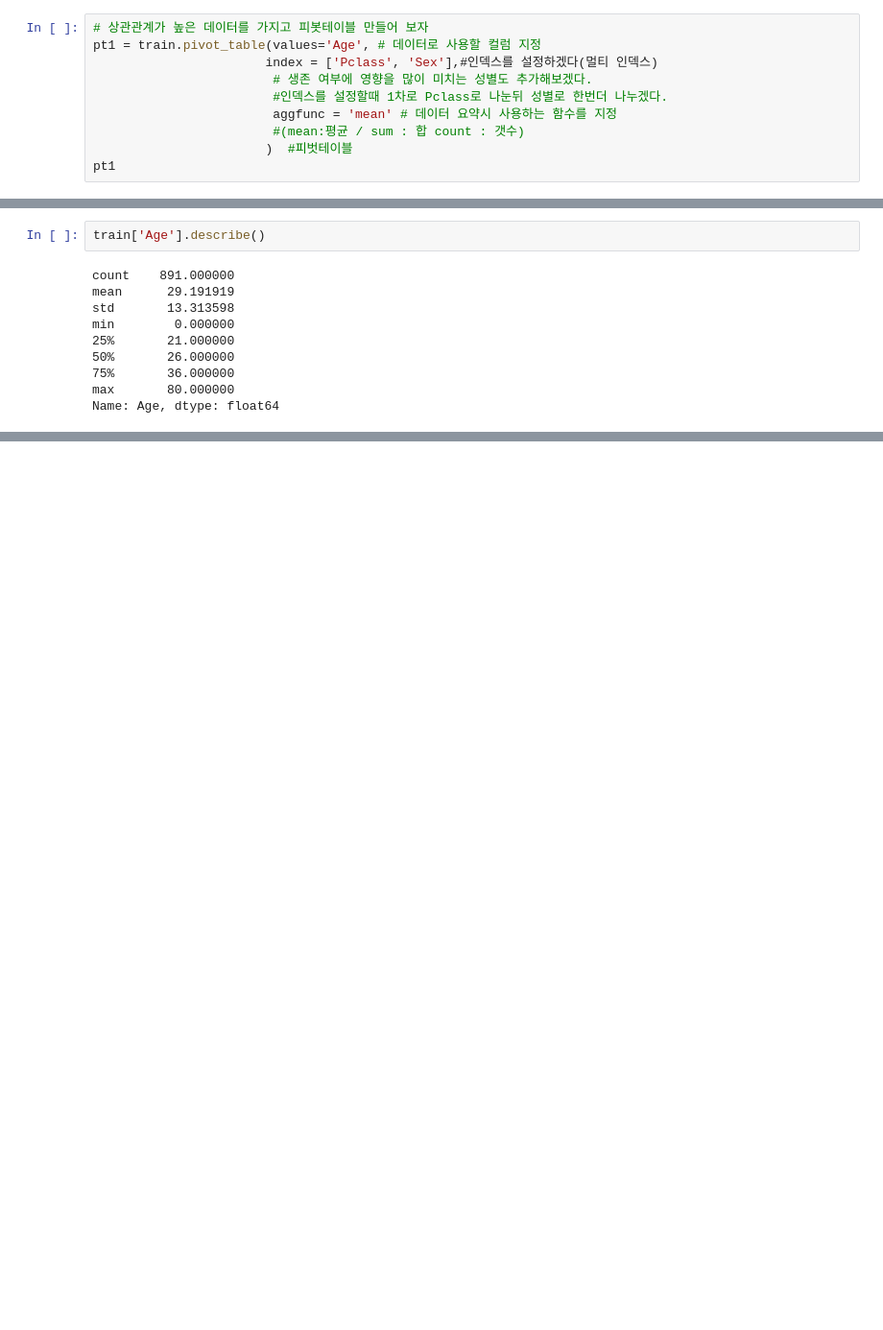
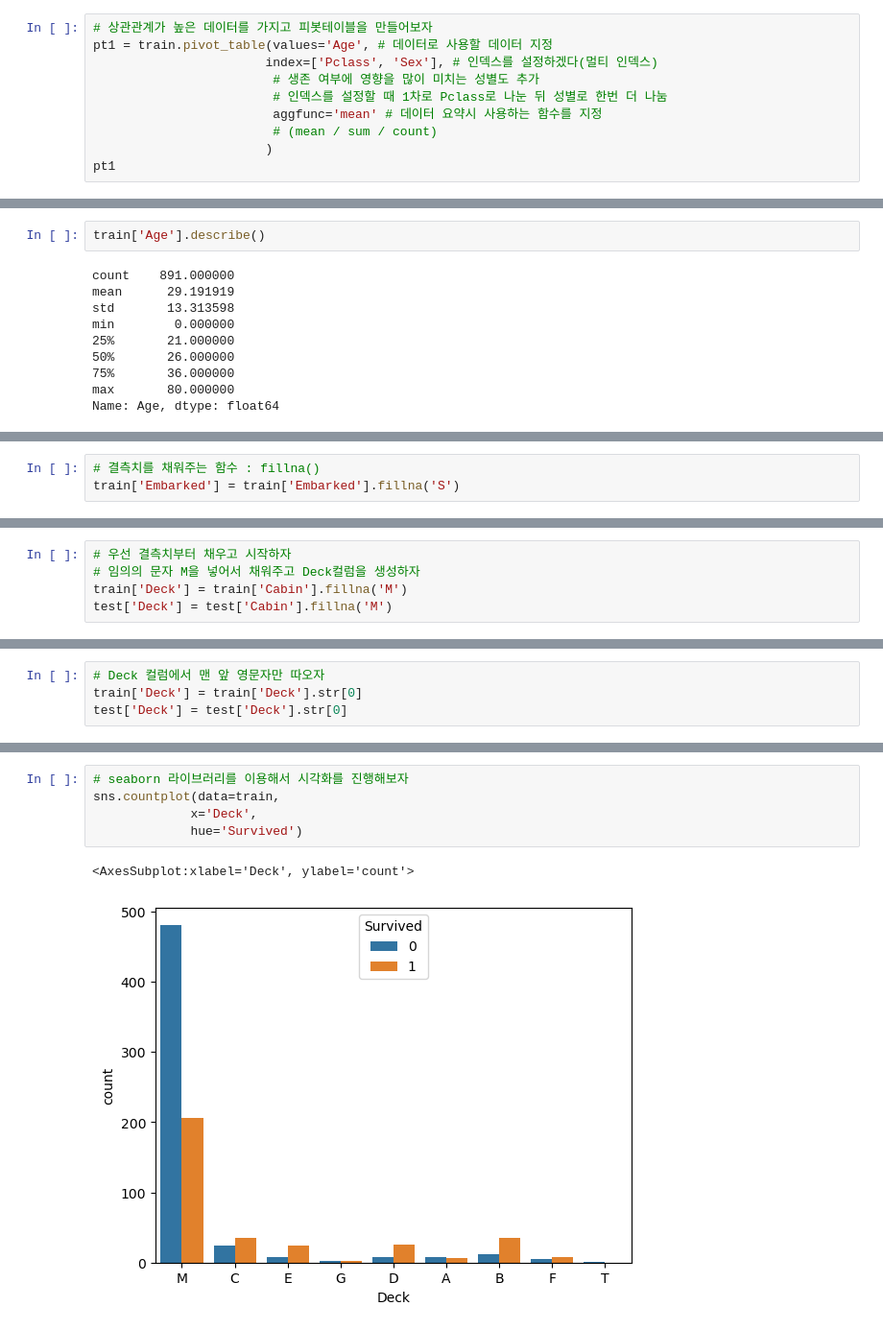
Before and after one commit to HeeeWooon-Jeong/Samrt_Gwangju, a Jupyter notebook: Machinelearning/ex05 kaggle 데이터를 이용한 타이타닉 생존자 예측.ipynb, the cells around one changed output, grey strips where cells are left out. Shown: that part at 96% size. Cells and saved outputs as stored; diff of their text form; blank space fills up the shorter version.

```diff
--- a/Machinelearning/ex05 kaggle 데이터를 이용한 타이타닉 생존자 예측.ipynb
+++ b/Machinelearning/ex05 kaggle 데이터를 이용한 타이타닉 생존자 예측.ipynb
@@ -265,14 +182,14 @@ train.corr()
 | Parch | 0.081629 | 0.018443 | -0.189119 | 0.414838 | 1.000000 | 0.216225 |
 | Fare | 0.257307 | -0.549500 | 0.096067 | 0.159651 | 0.216225 | 1.000000 |
 # %%
-# 상관관계가 높은 데이터를 가지고 피봇테이블 만들어 보자
-pt1 = train.pivot_table(values='Age', # 데이터로 사용할 컬럼 지정
-                       index = ['Pclass', 'Sex'],#인덱스를 설정하겠다(멀티 인덱스)
-                        # 생존 여부에 영향을 많이 미치는 성별도 추가해보겠다.
-                        #인덱스를 설정할때 1차로 Pclass로 나눈뒤 성별로 한번더 나누겠다.
-                        aggfunc = 'mean' # 데이터 요약시 사용하는 함수를 지정
-                        #(mean:평균 / sum : 합 count : 갯수)
-                       )  #피벗테이블
+# 상관관계가 높은 데이터를 가지고 피봇테이블을 만들어보자
+pt1 = train.pivot_table(values='Age', # 데이터로 사용할 데이터 지정
+                       index=['Pclass', 'Sex'], # 인덱스를 설정하겠다(멀티 인덱스)
+                        # 생존 여부에 영향을 많이 미치는 성별도 추가
+                        # 인덱스를 설정할 때 1차로 Pclass로 나눈 뒤 성별로 한번 더 나눔
+                        aggfunc='mean' # 데이터 요약시 사용하는 함수를 지정
+                        # (mean / sum / count)
+                       )
 pt1
 # %% [output]
 |  |  | Age |
@@ -435,0 +334,3 @@ Name: Age, dtype: float64
+# %%
+# 결측치를 채워주는 함수 : fillna()
+train['Embarked'] = train['Embarked'].fillna('S')
@@ -435,0 +520,5 @@ Name: Age, dtype: float64
+# %%
+# 우선 결측치부터 채우고 시작하자
+# 임의의 문자 M을 넣어서 채워주고 Deck컬럼을 생성하자
+train['Deck'] = train['Cabin'].fillna('M')
+test['Deck'] = test['Cabin'].fillna('M')
@@ -435,0 +568,4 @@ Name: Age, dtype: float64
+# %%
+# Deck 컬럼에서 맨 앞 영문자만 따오자
+train['Deck'] = train['Deck'].str[0]
+test['Deck'] = test['Deck'].str[0]
@@ -435,0 +664,8 @@ Name: Age, dtype: float64
+# %%
+# seaborn 라이브러리를 이용해서 시각화를 진행해보자
+sns.countplot(data=train,
+             x='Deck',
+             hue='Survived')
+# %% [output]
+<AxesSubplot:xlabel='Deck', ylabel='count'>
+[figure, added]
```
Also changed, not shown: parts of 166 cells of this notebook, 2 other files.
